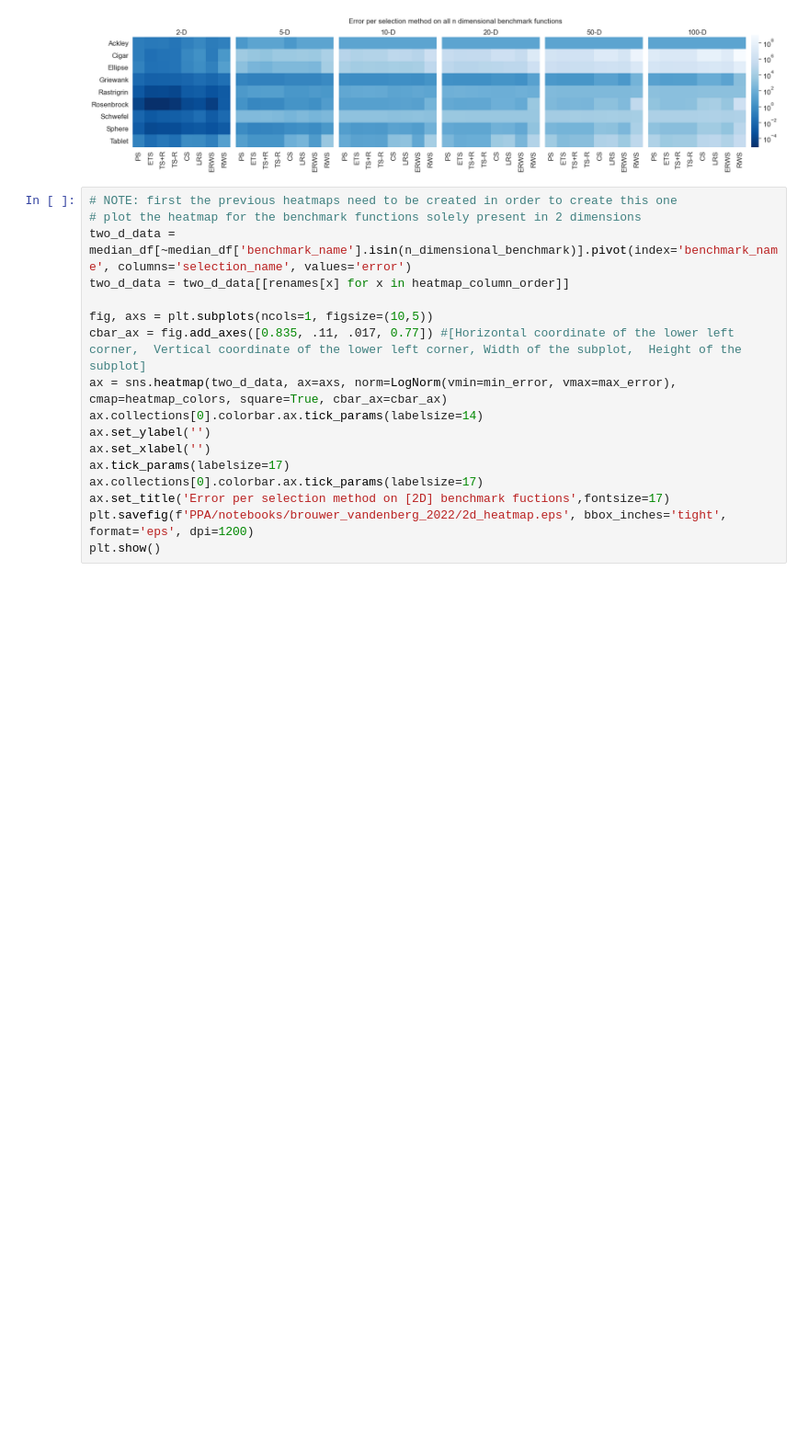
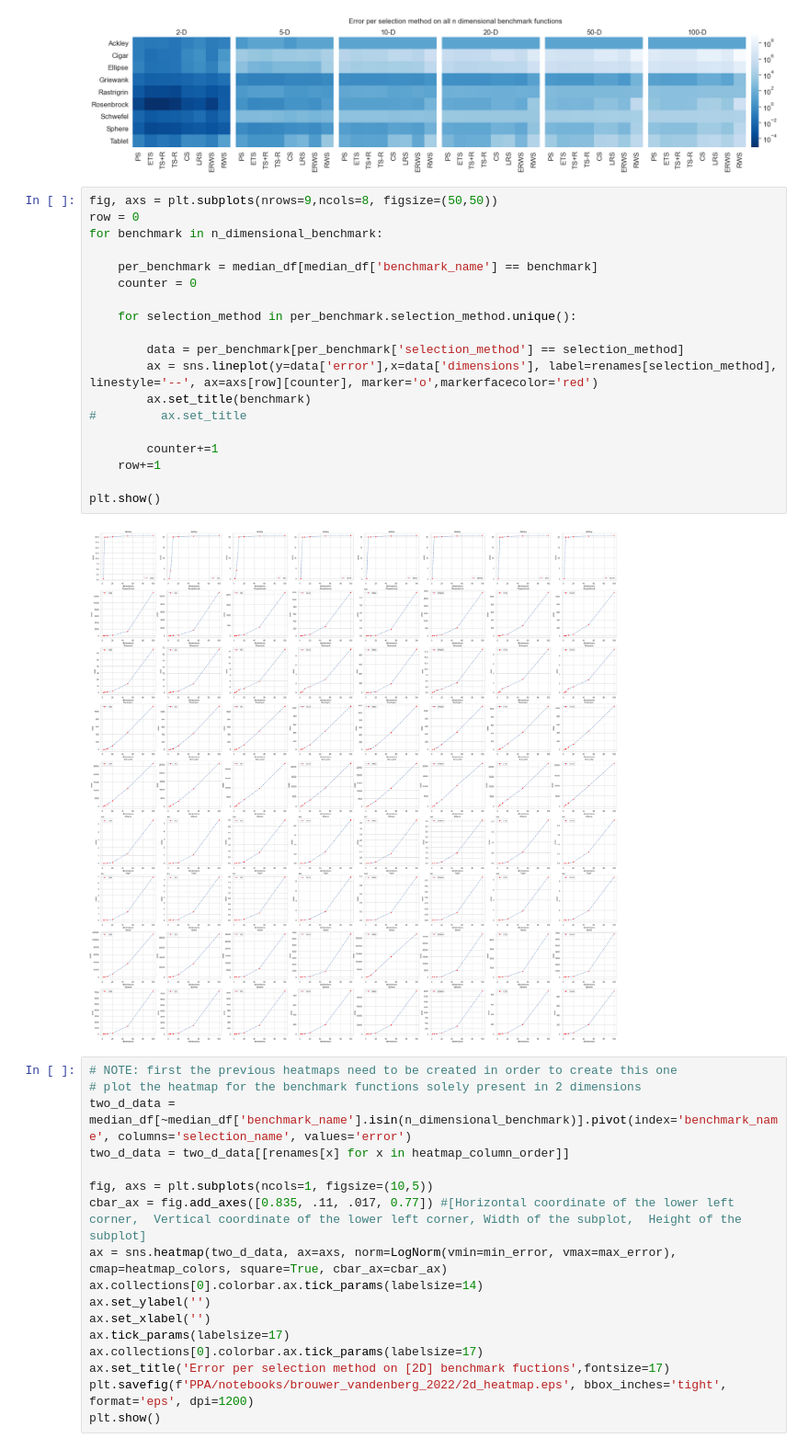
Before and after one commit to N-Brouwer/PPA, a Jupyter notebook: notebooks/brouwer_vandenberg_2022/brouwer_vdberg_2022_data_analysis.ipynb, the cells around one changed output. Shown at 92% size. Drawn from its saved outputs; the diff is of its cells as text; blank space fills up the shorter version.

```diff
--- a/notebooks/brouwer_vandenberg_2022/brouwer_vdberg_2022_data_analysis.ipynb
+++ b/notebooks/brouwer_vandenberg_2022/brouwer_vdberg_2022_data_analysis.ipynb
@@ -172,6 +172,27 @@ plt.savefig(f'PPA/notebooks/brouwer_vandenberg_2022/nd_heatmap.eps', bbox_inches
 plt.show()
 # %% [output]
 [figure]
+# %%
+fig, axs = plt.subplots(nrows=9,ncols=8, figsize=(50,50))
+row = 0
+for benchmark in n_dimensional_benchmark:
+
+    per_benchmark = median_df[median_df['benchmark_name'] == benchmark]
+    counter = 0
+
+    for selection_method in per_benchmark.selection_method.unique():
+
+        data = per_benchmark[per_benchmark['selection_method'] == selection_method]
+        ax = sns.lineplot(y=data['error'],x=data['dimensions'], label=renames[selection_method], linestyle='--', ax=axs[row][counter], marker='o',markerfacecolor='red')
+        ax.set_title(benchmark)
+#         ax.set_title
+
+        counter+=1
+    row+=1
+
+plt.show()
+# %% [output]
+[figure, added]
 # %%
 # NOTE: first the previous heatmaps need to be created in order to create this one
 # plot the heatmap for the benchmark functions solely present in 2 dimensions
```
Also changed, not shown: parts of 1 cell of this notebook, 6 other files.
